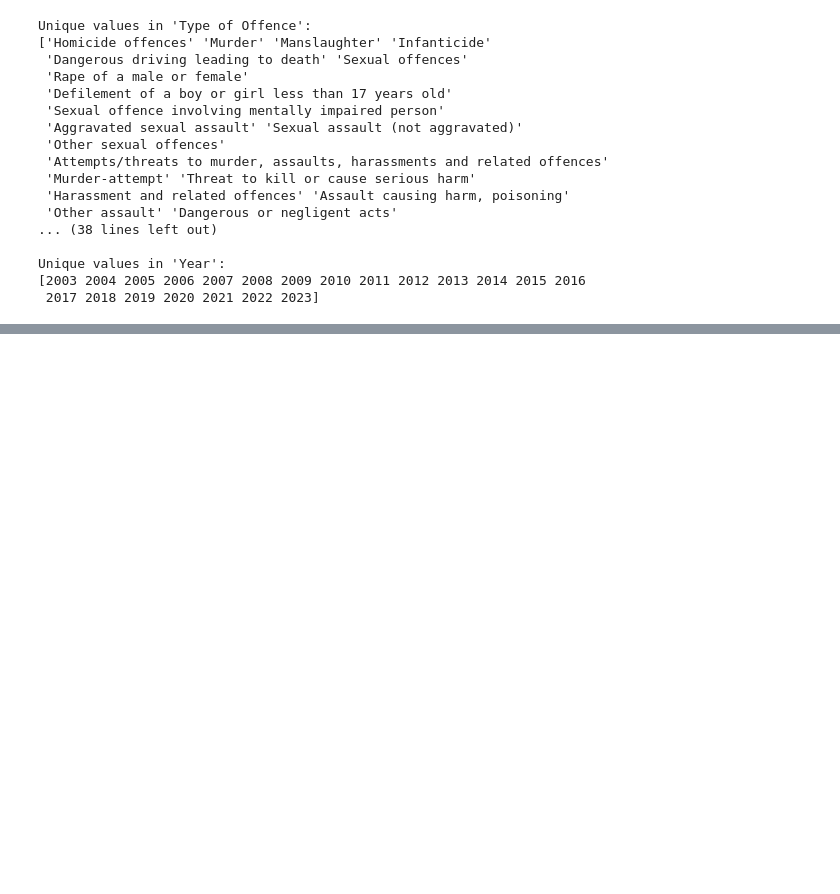
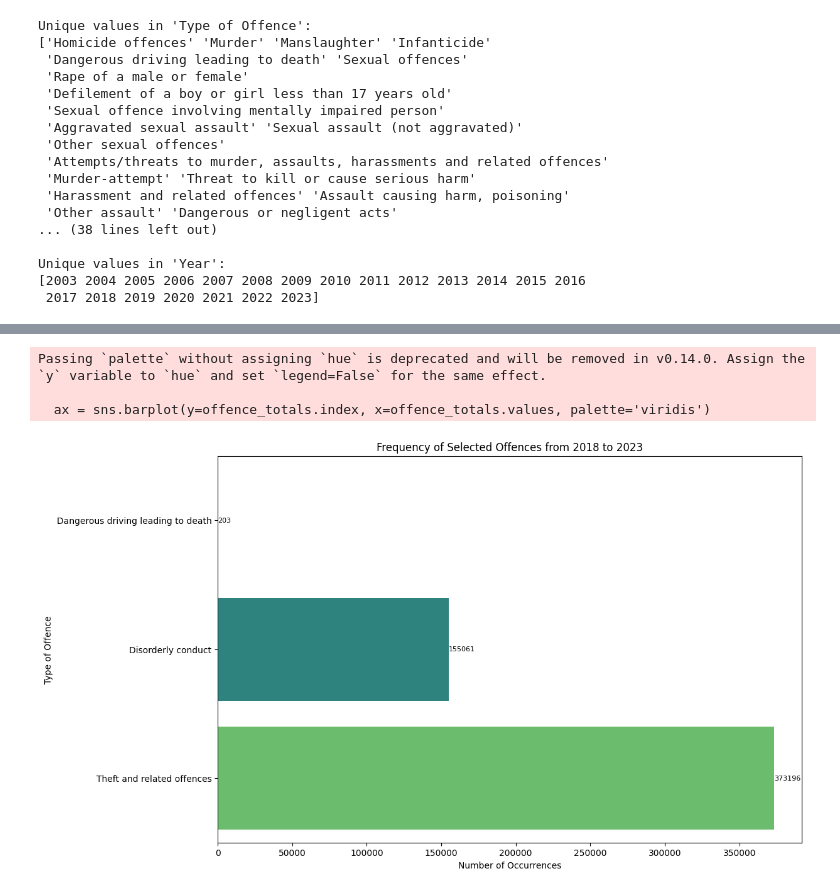
Before and after one commit to M-Strzelecki/CrimeData_Analysis_Projects, a Jupyter notebook: 1_Crime_Data_Analysis/Data_Analysis.ipynb, the cells around one changed output, grey strips where cells are left out. Cells and saved outputs as stored; diff of their text form; code cells hidden in the pictures; blank space fills up the shorter version.

```diff
--- a/1_Crime_Data_Analysis/Data_Analysis.ipynb
+++ b/1_Crime_Data_Analysis/Data_Analysis.ipynb
@@ -101,0 +216,9 @@ plt.show()
+# %%
+# Plot specific offences from X Year to Y Year as a bar/line chart
+offences = ['Theft and related offences', 'Disorderly conduct', 'Dangerous driving leading to death']
+plot_selected_crimes(crime_data, offences=offences, year_range=(2018, 2023), chart_type='bar')
+# %% [output]
+Passing `palette` without assigning `hue` is deprecated and will be removed in v0.14.0. Assign the `y` variable to `hue` and set `legend=False` for the same effect.
+
+  ax = sns.barplot(y=offence_totals.index, x=offence_totals.values, palette='viridis')
+[figure, added]
```
Also changed, not shown: parts of 8 cells of this notebook.
